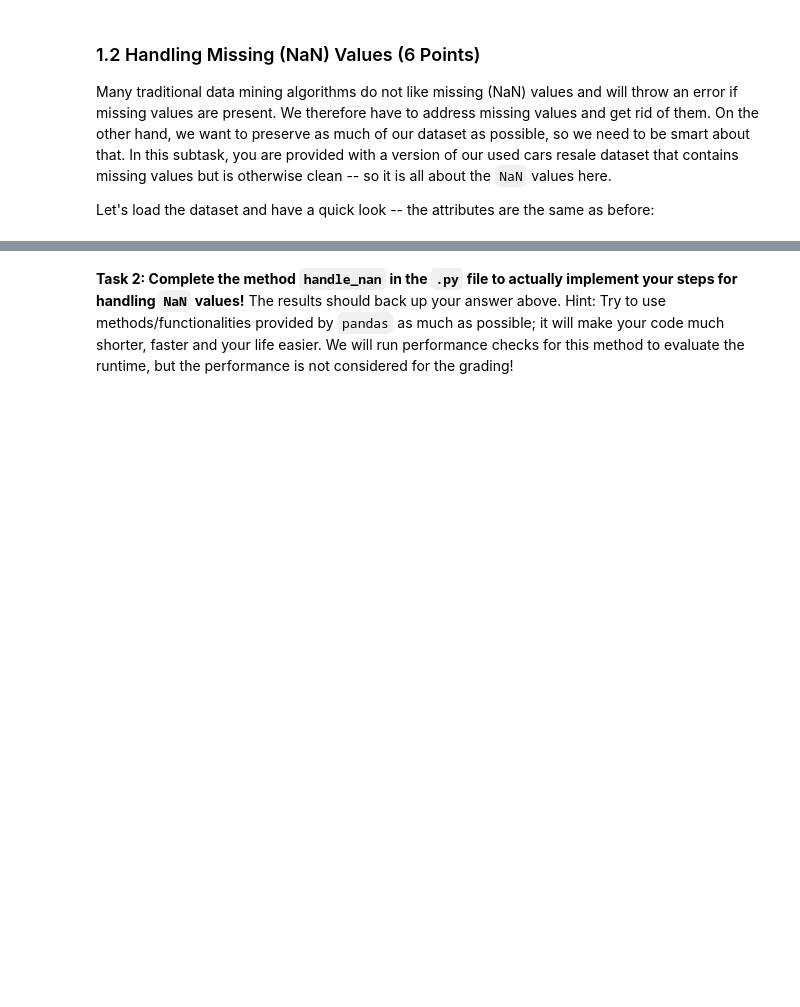
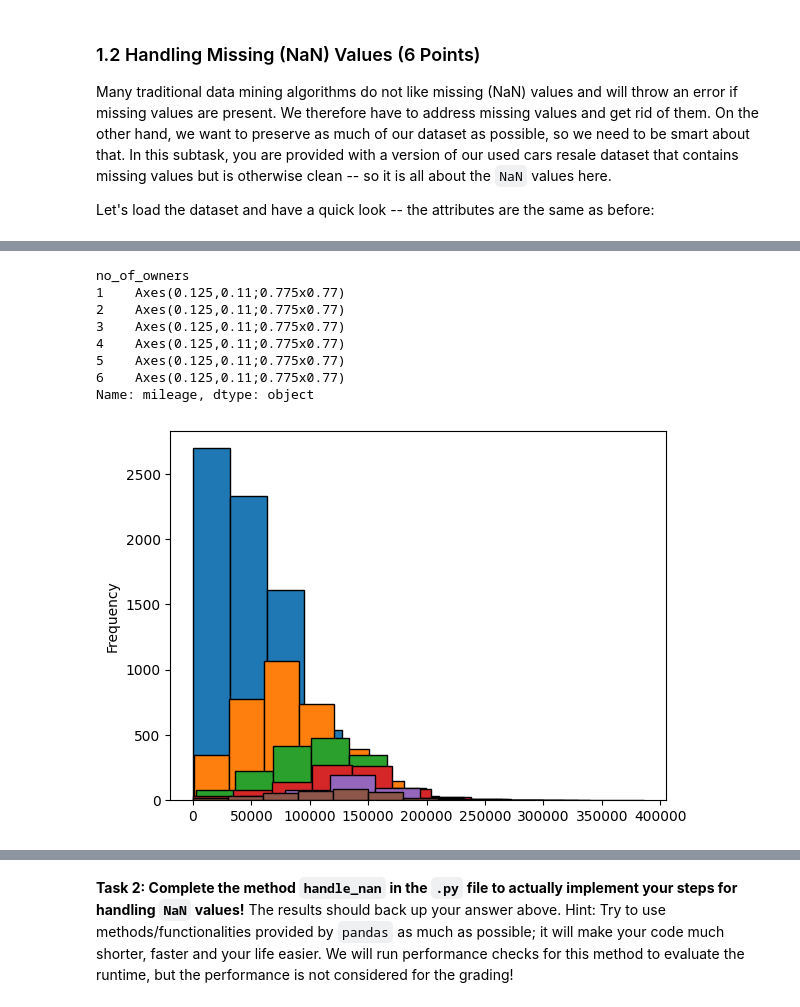
Before and after one commit to benhgm/cs5228_assignments, a Jupyter notebook: assignment1/cs5228_a1_HoGuanMengBenjamin_E1101568.ipynb, the cells around one changed output, grey strips where cells are left out. Saved outputs shown, nothing was run; the diff lists cells and outputs as text; code cells hidden in the pictures; blank space fills up the shorter version.

```diff
--- a/assignment1/cs5228_a1_HoGuanMengBenjamin_E1101568.ipynb
+++ b/assignment1/cs5228_a1_HoGuanMengBenjamin_E1101568.ipynb
@@ -287,0 +357,13 @@ Since your decision for handling `NaN` values might depend in the data mining ta
+# %%
+### plot mileage distribution
+df_cars_nan.groupby(["no_of_owners"])["mileage"].plot(kind="hist", edgecolor='black')
+# %% [output]
+no_of_owners
+1    Axes(0.125,0.11;0.775x0.77)
+2    Axes(0.125,0.11;0.775x0.77)
+3    Axes(0.125,0.11;0.775x0.77)
+4    Axes(0.125,0.11;0.775x0.77)
+5    Axes(0.125,0.11;0.775x0.77)
+6    Axes(0.125,0.11;0.775x0.77)
+Name: mileage, dtype: object
+[figure, added]
```
Also changed, not shown: parts of 11 cells of this notebook, 1 other file.
